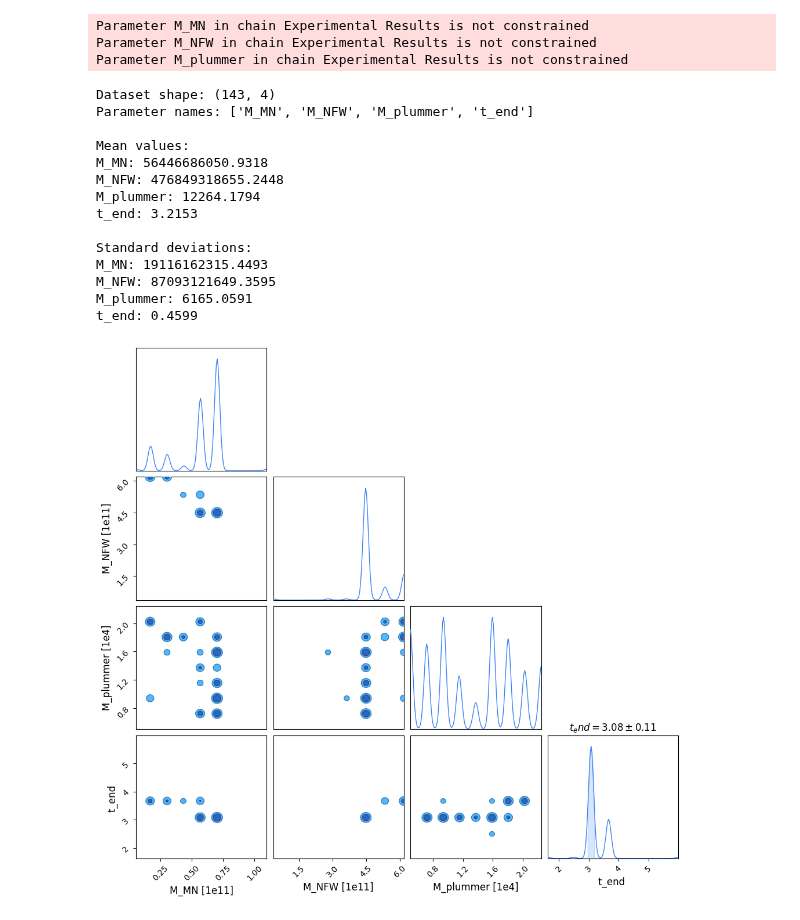
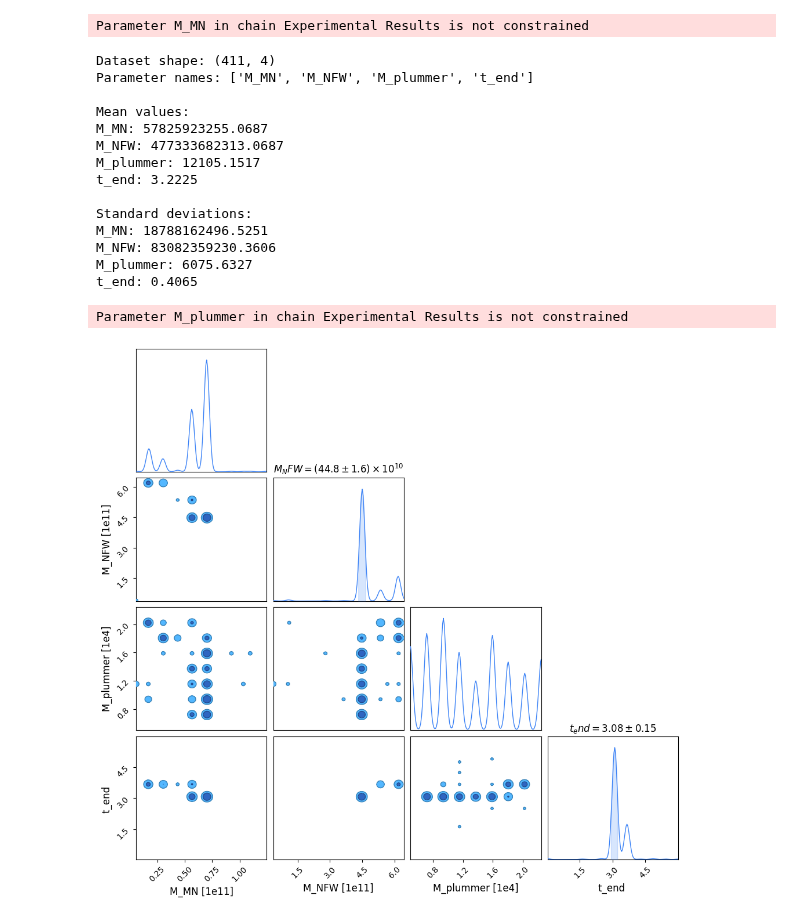
Before and after one commit to vepe99/Odisseo, a Jupyter notebook: notebooks/dev/albastross/uncertatinty_quantification_results.ipynb, the cells around one changed output. Saved outputs shown, nothing was run; the diff lists cells and outputs as text; code cells hidden in the pictures.

```diff
--- a/notebooks/dev/albastross/uncertatinty_quantification_results.ipynb
+++ b/notebooks/dev/albastross/uncertatinty_quantification_results.ipynb
@@ -51,53 +51,59 @@ data = [pickle.load(open(f, 'rb')) for f in files_path]
 df = pd.DataFrame(data)
 df = df.astype(float)
 
-# df = df[(df['t_end'] > 1/4 * params.t_end * code_units.code_time.to(u.Gyr)) & (df['t_end'] < 8/4 * params.t_end * code_units.code_time.to(u.Gyr))]  # Filter out t_end > 3.0
+# df = df[(df['t_end'] > 1/4 * params.t_end * code_units.code_time.to(u.Gyr)) & (df['t_end'] < 8/4 * params.t_end * code_units.code_time.to(u.Gyr))]
+# df = df[df['M_NFW'] > 1/4 * params.NFW_params.Mvir * code_units.code_mass.to(u.Msun)]  # Filter out M_NFW < 1/4 Mvir
+# df = df[df['M_NFW'] < 8/4 * params.NFW_params.Mvir * code_units.code_mass.to(u.Msun)]  # Filter out M_NFW > 4 Mvir
+# df = df[df['M_MN'] > 1/4 * params.MN_params.M * code_units.code_mass.to(u.Msun)]  # Filter out M_MN < 1/4 MN
+# df = df[df['M_MN'] < 8/4 * params.MN_params.M * code_units.code_mass.to(u.Msun)]  # Filter out M_MN > 4 MN
+# df = df[df['M_plummer'] > 1/4 * params.Plummer_params.Mtot * code_units.code_mass.to(u.Msun)]  # Filter out M_Plummer < 1/4 Plummer
+# df = df[df['M_plummer'] < 8/4 * params.Plummer_params.Mtot * code_units.code_mass.to(u.Msun)]  # Filter out M_Plummer > 4 Plummer
 
+df = df[df['t_end'] < 13  ]  # Filter out t_end < 1.5 Gyr
 # Convert to float and handle any non-numeric columns
 numeric_df = df.select_dtypes(include=[np.number])
 if numeric_df.empty:
     # If no numeric columns, convert all to float
     numeric_df = df.astype(float)
 
 # Get statistics
 mean_values = numeric_df.mean()
 covariance_matrix = numeric_df.cov()
 correlation_matrix = numeric_df.corr()
 
 print("Dataset shape:", numeric_df.shape)
 print("Parameter names:", list(numeric_df.columns))
 print("\nMean values:")
 for param, mean_val in mean_values.items():
     print(f"{param}: {mean_val:.4f}")
 
 print("\nStandard deviations:")
 for param, std_val in numeric_df.std().items():
     print(f"{param}: {std_val:.4f}")
 
 # Create corner plot with ChainConsumer
 c = ChainConsumer()
-c.add_chain(Chain(samples=numeric_df, name="Experimental Results"))
+c.add_chain(Chain(samples=numeric_df, name="Experimental Results", ), )
 fig = c.plotter.plot()
 plt.show()
 # %% [output]
 Parameter M_MN in chain Experimental Results is not constrained
-Parameter M_NFW in chain Experimental Results is not constrained
-Parameter M_plummer in chain Experimental Results is not constrained
-Dataset shape: (143, 4)
+Dataset shape: (411, 4)
 Parameter names: ['M_MN', 'M_NFW', 'M_plummer', 't_end']
 
 Mean values:
-M_MN: 56446686050.9318
-M_NFW: 476849318655.2448
-M_plummer: 12264.1794
-t_end: 3.2153
+M_MN: 57825923255.0687
+M_NFW: 477333682313.0687
+M_plummer: 12105.1517
+t_end: 3.2225
 
 Standard deviations:
-M_MN: 19116162315.4493
-M_NFW: 87093121649.3595
-M_plummer: 6165.0591
-t_end: 0.4599
+M_MN: 18788162496.5251
+M_NFW: 83082359230.3606
+M_plummer: 6075.6327
+t_end: 0.4065
+Parameter M_plummer in chain Experimental Results is not constrained
-[figure, old version]
+[figure, new version]
 # %%
 from scipy.stats import gaussian_kde
 import numpy as np
```
Also changed, not shown: parts of 3 cells of this notebook, 32 other files.
